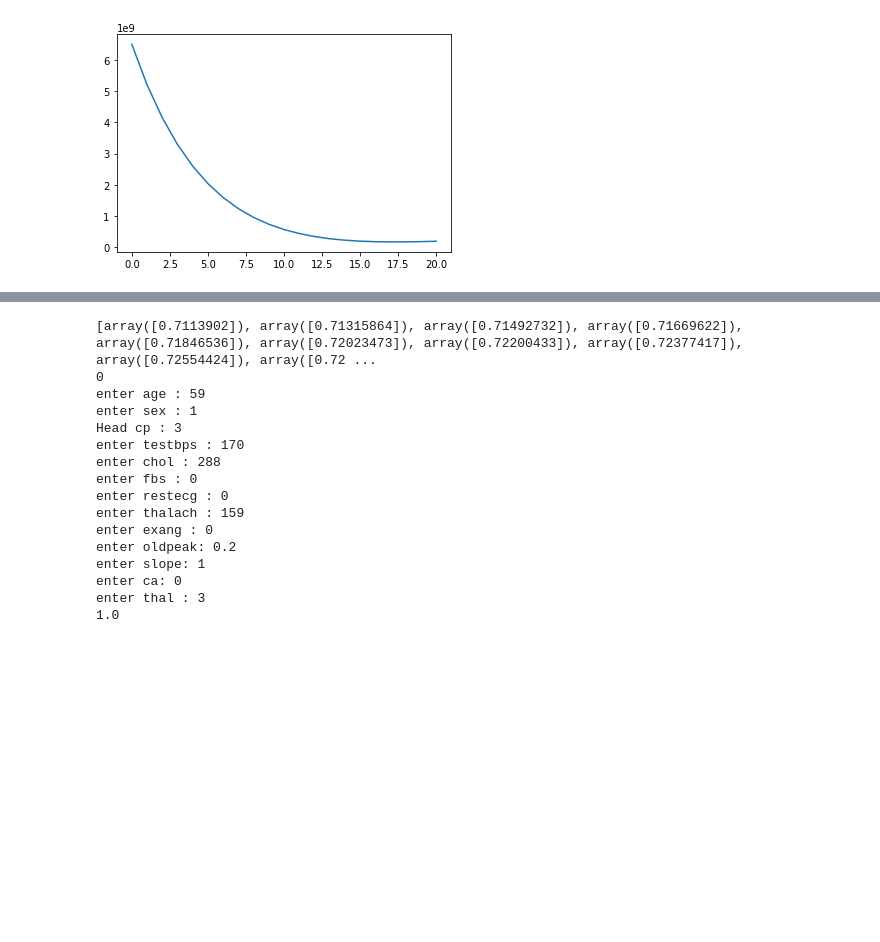
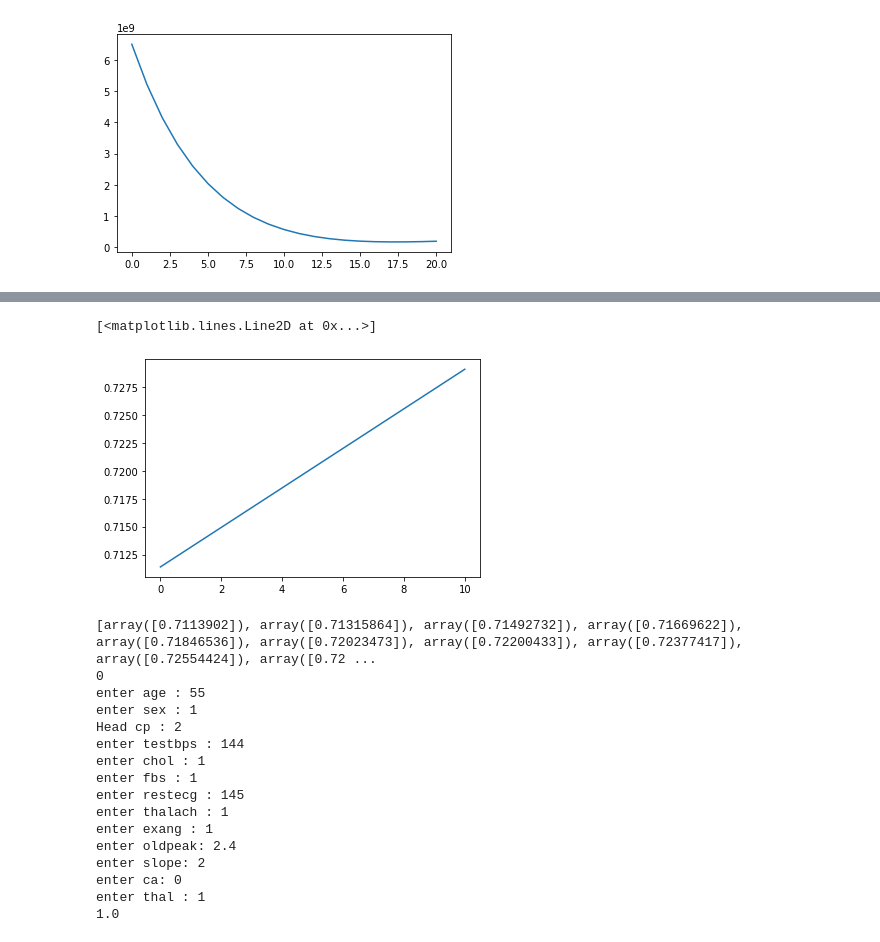
Before and after one commit to 18K41A04B6/AI-ASSIGNMENTS, a Jupyter notebook: assignment_4ipynb.ipynb, the cells around one changed output, grey strips where cells are left out. Saved outputs shown, nothing was run; the diff lists cells and outputs as text; code cells hidden in the pictures; blank space fills up the shorter version.

```diff
--- a/assignment_4ipynb.ipynb
+++ b/assignment_4ipynb.ipynb
@@ -484,5 +529,10 @@ it=np.arange(0,11)
+# %%
+plt.plot(it,er)
+# %% [output]
+[<matplotlib.lines.Line2D at 0x...>]
+[figure, added]
 # %%
-sn = pd.read_csv('/content/heart_n.csv')
+sn = pd.read_csv('/content/drive/My Drive/Drive/ heart.csv')
 x1=sn.iloc[:,0:1]
 x2=sn.iloc[:,1:2]
 x3=sn.iloc[:,2:3]
@@ -534,17 +584,17 @@ print(k)
 # %% [output]
 [array([0.7113902]), array([0.71315864]), array([0.71492732]), array([0.71669622]), array([0.71846536]), array([0.72023473]), array([0.72200433]), array([0.72377417]), array([0.72554424]), array([0.72 ...
 0
-enter age : 59
+enter age : 55
 enter sex : 1
-Head cp : 3
-enter testbps : 170
-enter chol : 288
-enter fbs : 0
-enter restecg : 0
-enter thalach : 159
-enter exang : 0
-enter oldpeak: 0.2
-enter slope: 1
+Head cp : 2
+enter testbps : 144
+enter chol : 1
+enter fbs : 1
+enter restecg : 145
+enter thalach : 1
+enter exang : 1
+enter oldpeak: 2.4
+enter slope: 2
 enter ca: 0
-enter thal : 3
+enter thal : 1
 1.0
```
Also changed, not shown: parts of 10 cells of this notebook.
